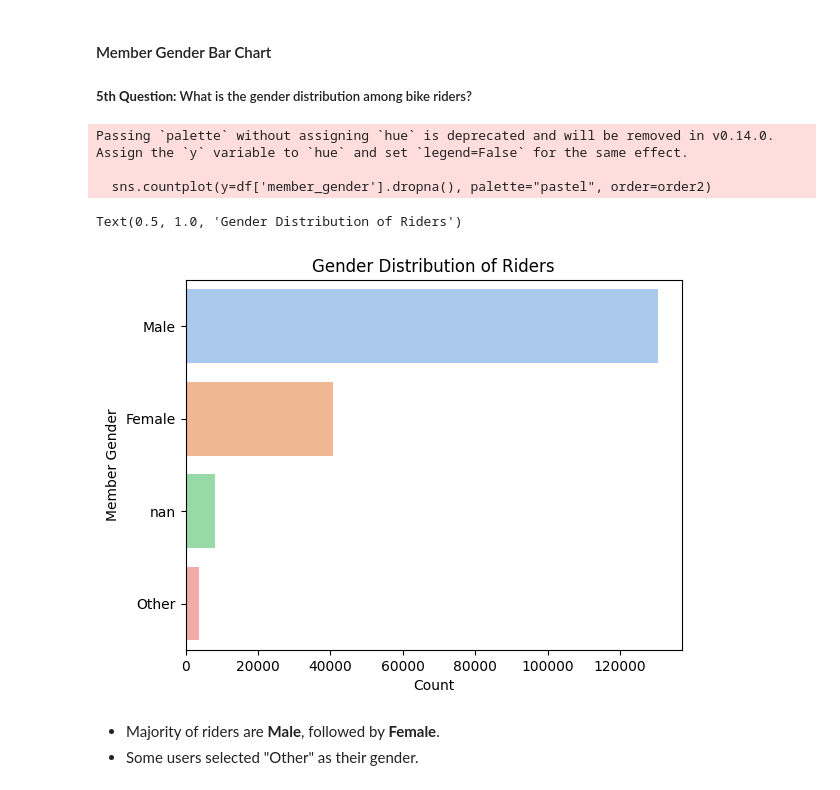
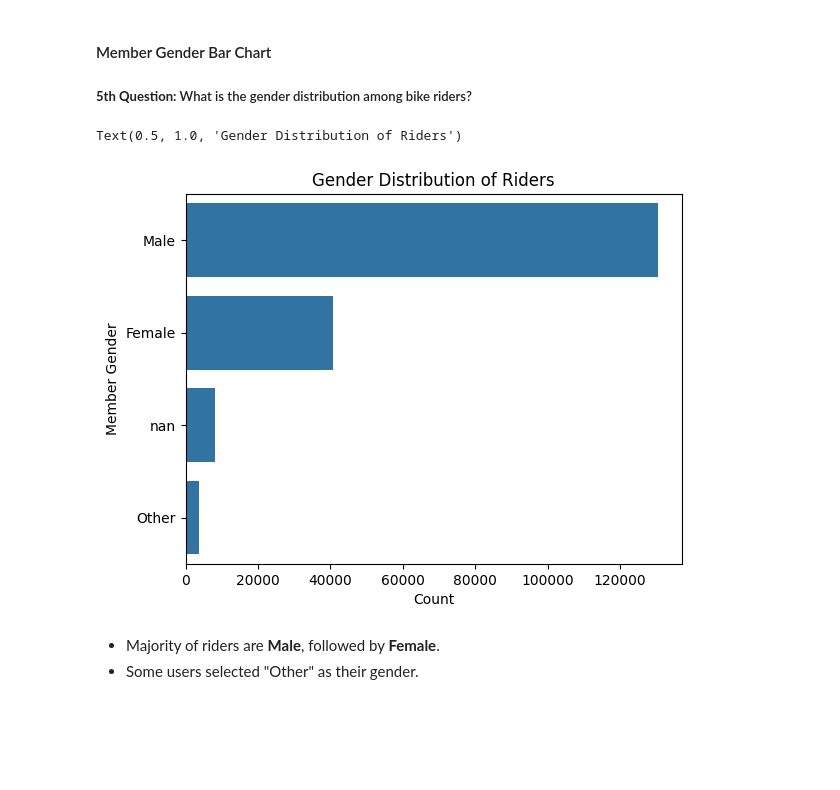
Before and after one commit to AmmarYasserAI-2/Communicate-Data-Findings, a Jupyter notebook: notebooks/01_exploratory_analysis.ipynb, the cells around one changed output. Saved outputs shown, nothing was run; the diff lists cells and outputs as text; code cells hidden in the pictures; blank space fills up the shorter version.

```diff
--- a/notebooks/01_exploratory_analysis.ipynb
+++ b/notebooks/01_exploratory_analysis.ipynb
@@ -380,16 +379,13 @@ Text(0.5, 1.0, 'User Type Distribution')
 # %%
 order2 = df['member_gender'].value_counts().index
 
-sns.countplot(y=df['member_gender'].dropna(), palette="pastel", order=order2)
+sns.countplot(y=df['member_gender'].dropna(), color="tab:blue", order=order2)
 plt.ylabel('Member Gender')
 plt.xlabel('Count')
 plt.title('Gender Distribution of Riders')
 # %% [output]
-Passing `palette` without assigning `hue` is deprecated and will be removed in v0.14.0. Assign the `y` variable to `hue` and set `legend=False` for the same effect.
-
-  sns.countplot(y=df['member_gender'].dropna(), palette="pastel", order=order2)
+Text(0.5, 1.0, 'Gender Distribution of Riders')
-Text(0.5, 1.0, 'Gender Distribution of Riders')
-[figure, old version]
+[figure, new version]
 # %% [markdown]
  - Majority of riders are **Male**, followed by **Female**.
 - Some users selected "Other" as their gender.
```
Also changed, not shown: parts of 19 cells of this notebook.
